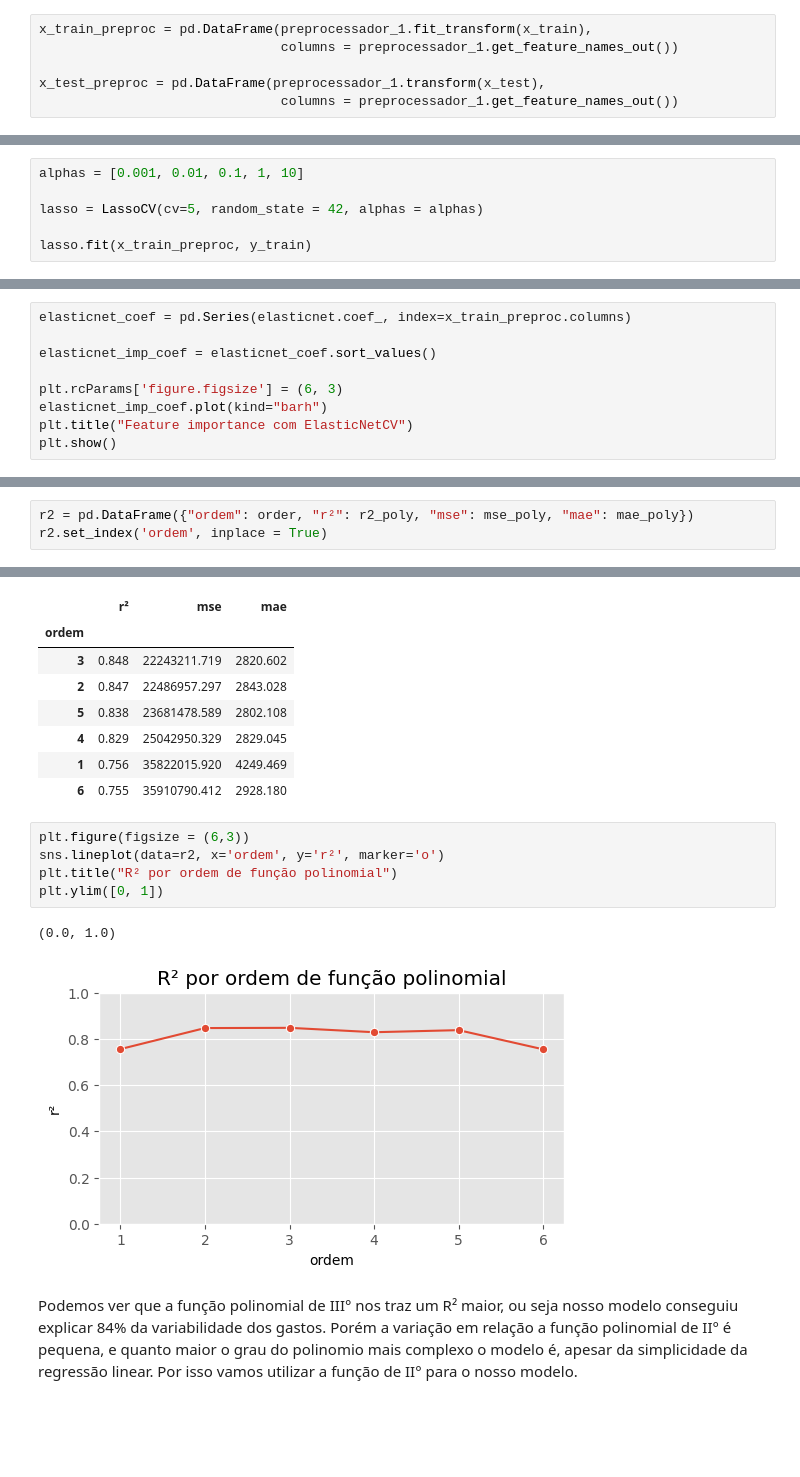
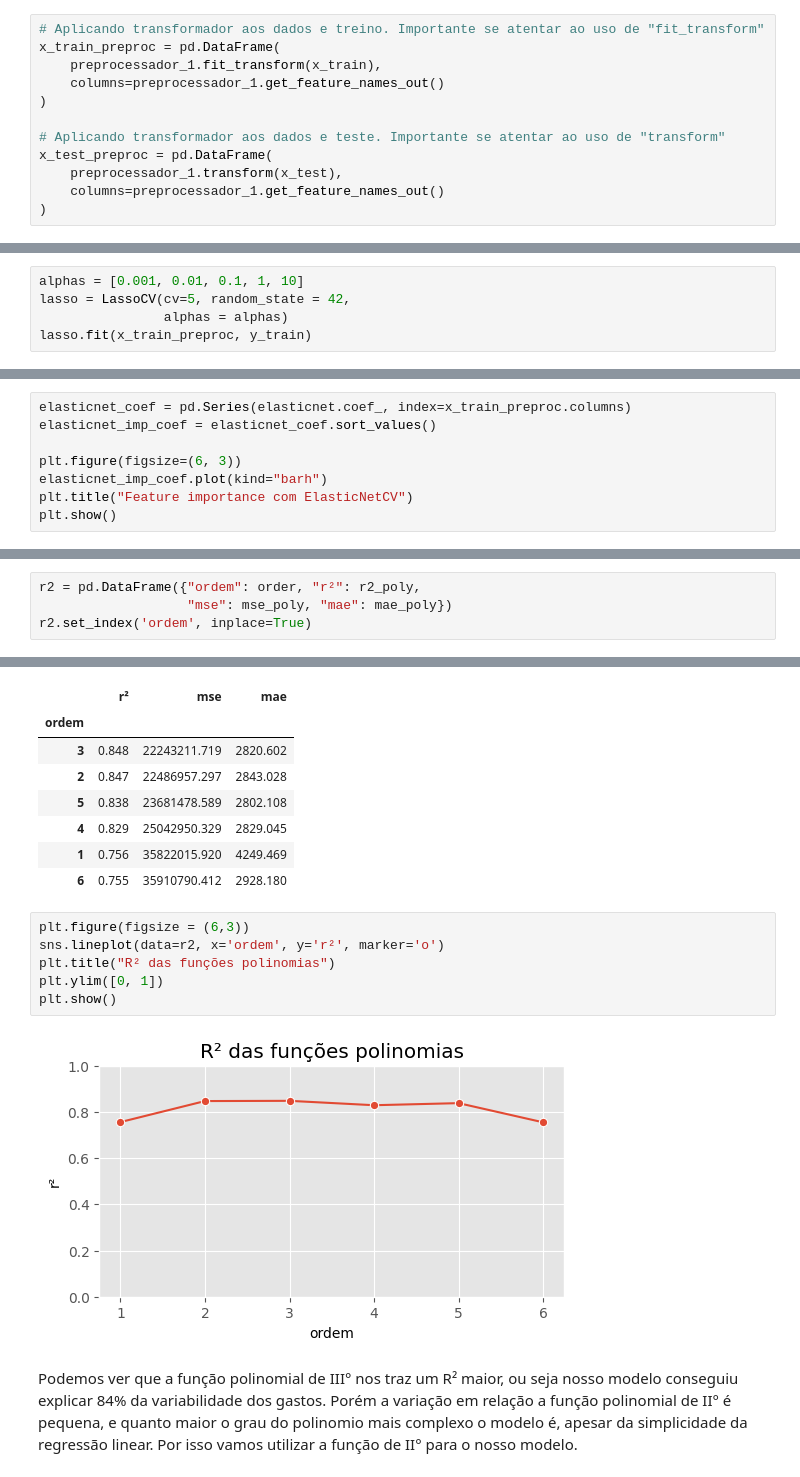
Before and after one commit to Bruno-Donato/desafio_gastos_saude, a Jupyter notebook: regress_gastos_saude.ipynb, the cells around one changed output, grey strips where cells are left out. Drawn from its saved outputs; the diff is of its cells as text; blank space fills up the shorter version.

```diff
--- a/regress_gastos_saude.ipynb
+++ b/regress_gastos_saude.ipynb
@@ -708,11 +736,17 @@ ColumnTransformer(remainder='passthrough',
                                  Index(['sex', 'smoker', 'region'], dtype='object'))],
                   verbose_feature_names_out=False)
 # %%
-x_train_preproc = pd.DataFrame(preprocessador_1.fit_transform(x_train),
-                               columns = preprocessador_1.get_feature_names_out())
+# Aplicando transformador aos dados e treino. Importante se atentar ao uso de "fit_transform"
+x_train_preproc = pd.DataFrame(
+    preprocessador_1.fit_transform(x_train),
+    columns=preprocessador_1.get_feature_names_out()
+)
 
-x_test_preproc = pd.DataFrame(preprocessador_1.transform(x_test),
-                               columns = preprocessador_1.get_feature_names_out())
+# Aplicando transformador aos dados e teste. Importante se atentar ao uso de "transform"
+x_test_preproc = pd.DataFrame(
+    preprocessador_1.transform(x_test),
+    columns=preprocessador_1.get_feature_names_out()
+)
 # %%
 x_train_preproc.head(5)
 # %% [output]
@@ -993,9 +1045,8 @@ Features selecionadas com RFE: ['age', 'bmi', 'smoker_yes']
 ### LassoCV
 # %%
 alphas = [0.001, 0.01, 0.1, 1, 10]
-
-lasso = LassoCV(cv=5, random_state = 42, alphas = alphas)
-
+lasso = LassoCV(cv=5, random_state = 42,
+                alphas = alphas)
 lasso.fit(x_train_preproc, y_train)
 # %% [output]
 LassoCV(alphas=[0.001, 0.01, 0.1, 1, 10], cv=5, random_state=42)
@@ -1055,10 +1099,9 @@ elasticnet.fit(x_train_preproc, y_train)
 ElasticNetCV(alphas=[0.001, 0.01, 0.1, 1, 10, 100], cv=5)
 # %%
 elasticnet_coef = pd.Series(elasticnet.coef_, index=x_train_preproc.columns)
-
 elasticnet_imp_coef = elasticnet_coef.sort_values()
 
-plt.rcParams['figure.figsize'] = (6, 3)
+plt.figure(figsize=(6, 3))
 elasticnet_imp_coef.plot(kind="barh")
 plt.title("Feature importance com ElasticNetCV")
 plt.show()
@@ -1274,8 +1324,9 @@ for n in order:
     mse_poly.append(mean_squared_error(y_test, y_pred_poly).round(3))
     mae_poly.append(mean_absolute_error(y_test, y_pred_poly).round(3))
 # %%
-r2 = pd.DataFrame({"ordem": order, "r²": r2_poly, "mse": mse_poly, "mae": mae_poly})
-r2.set_index('ordem', inplace = True)
+r2 = pd.DataFrame({"ordem": order, "r²": r2_poly,
+                   "mse": mse_poly, "mae": mae_poly})
+r2.set_index('ordem', inplace=True)
 # %%
 r2.sort_values(by='r²', ascending=False)
 # %% [output]
@@ -1290,11 +1341,11 @@ r2.sort_values(by='r²', ascending=False)
 # %%
 plt.figure(figsize = (6,3))
 sns.lineplot(data=r2, x='ordem', y='r²', marker='o')
-plt.title("R² por ordem de função polinomial")
+plt.title("R² das funções polinomias")
 plt.ylim([0, 1])
+plt.show()
 # %% [output]
-(0.0, 1.0)
-[figure, old version]
+[figure, new version]
 # %% [markdown]
 Podemos ver que a função polinomial de III° nos traz um R² maior, ou seja nosso modelo conseguiu explicar 84% da variabilidade dos gastos. Porém a variação em relação a função polinomial de II° é pequena, e quanto maior o grau do polinomio mais complexo o modelo é, apesar da simplicidade da regressão linear. Por isso vamos utilizar a função de II° para o nosso modelo.
 # %%
```
Also changed, not shown: parts of 109 cells of this notebook, 2 other files.
